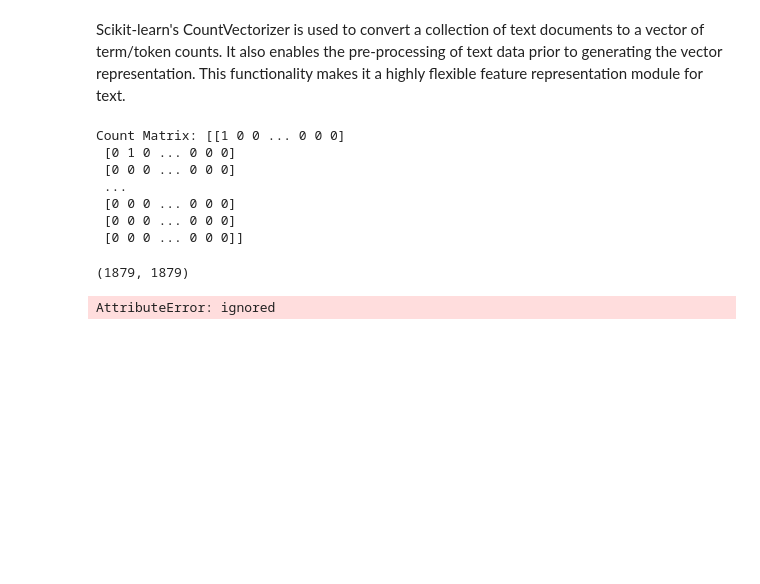
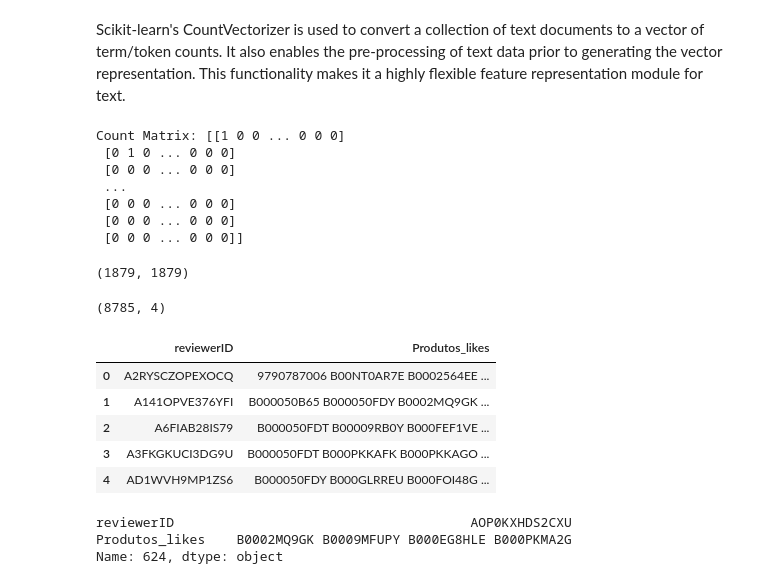
Before and after one commit to arthurvaz05/Python.Script, a Jupyter notebook: Grafo_RSys.ipynb, the cells around one changed output. Cells and saved outputs as stored; diff of their text form; code cells hidden in the pictures; blank space fills up the shorter version.

```diff
--- a/Grafo_RSys.ipynb
+++ b/Grafo_RSys.ipynb
@@ -175,7 +179,7 @@ df = pd.DataFrame(df.reviewerID.drop_duplicates())
 # %%
-df.loc[:,'Produtos_likes'] = listas
+df2.loc[:,'Produtos_likes'] = listas
 # %%
-df.Produtos_likes = df.Produtos_likes.map( lambda x: ' '.join(x))
+df2.Produtos_likes = df2.Produtos_likes.map( lambda x: ' '.join(x))
 # %%
 #df2 = pd.get_dummies(df.asin)
 #df2.index = df.reviewerID
@@ -201,10 +205,3 @@ cosine_sim = cosine_similarity(count_matrix)
 cosine_sim.shape
 # %% [output]
 (1879, 1879)
-# %%
-beauty_like = "Colgate SpongeBob Extra Soft Kids Toothbrush (Pack of 6)"
-def get_index_from_title(title):
-    return df[df.asin == df_meta.loc[df_meta.title==beauty_like].values[0]].index.values[0]
-beauty_index = get_index_from_title(beauty_like)
-# %% [output]
-AttributeError: ignored
@@ -215 +208,18 @@ df["combined_features"] = df.apply(combined_features, axis =1)
+# %%
+df.shape
+# %% [output]
+(8785, 4)
+# %%
+df2.reset_index(inplace = True)
+# %%
+df2.drop(['index'], axis=1, inplace = True)
+# %%
+df2.head()
+# %% [output]
+|  | reviewerID | Produtos_likes |
+| 0 | A2RYSCZOPEXOCQ | 9790787006 B00NT0AR7E B0002564EE ... |
+| 1 | A141OPVE376YFI | B000050B65 B000050FDY B0002MQ9GK ... |
+| 2 | A6FIAB28IS79 | B000050FDT B00009RB0Y B000FEF1VE ... |
+| 3 | A3FKGKUCI3DG9U | B000050FDT B000PKKAFK B000PKKAGO ... |
+| 4 | AD1WVH9MP1ZS6 | B000050FDY B000GLRREU B000FOI48G ... |
 # %%
@@ -216,0 +229,6 @@ similar_movies = list(enumerate(cosine_sim[beauty_index]))
+# %%
+df2.iloc[624,:]
+# %% [output]
+reviewerID                                      AOP0KXHDS2CXU
+Produtos_likes    B0002MQ9GK B0009MFUPY B000EG8HLE B000PKMA2G
+Name: 624, dtype: object
```
Also changed, not shown: parts of 19 cells of this notebook.
